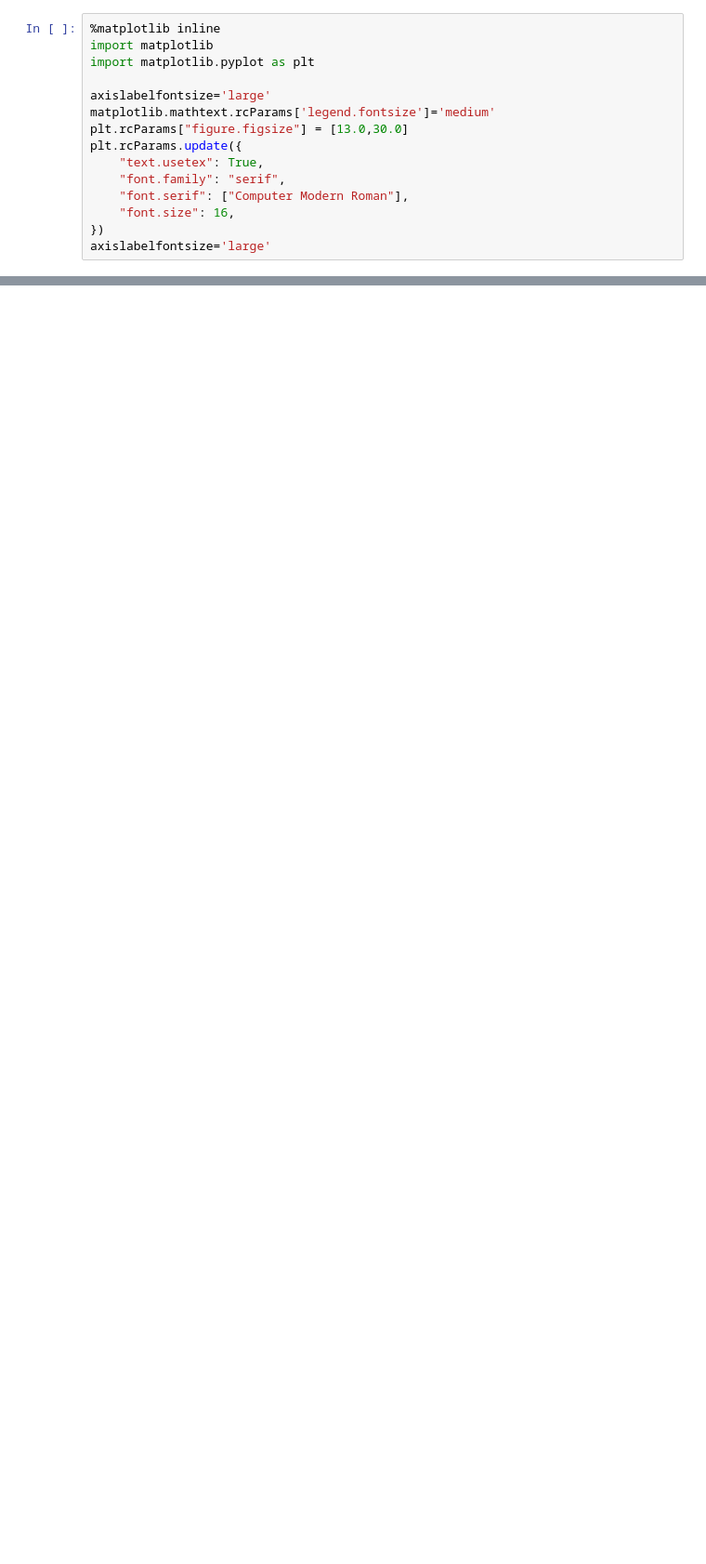
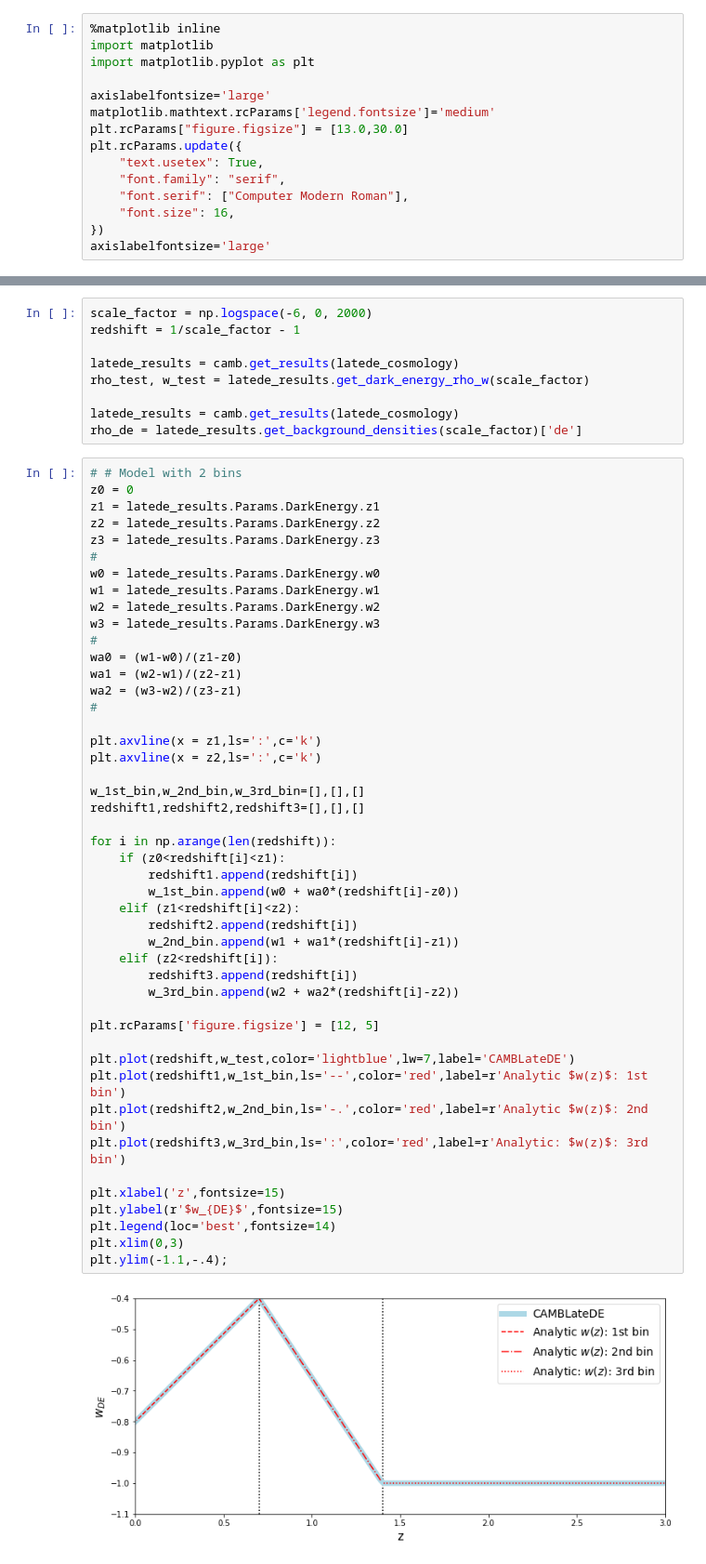
Before and after one commit to SBU-COSMOLIKE/CAMB, a Jupyter notebook: docs/LateDE_test.ipynb, the cells around one changed output, grey strips where cells are left out. Shown at 93% size. Drawn from its saved outputs; the diff is of its cells as text; blank space fills up the shorter version.

```diff
--- a/docs/LateDE_test.ipynb
+++ b/docs/LateDE_test.ipynb
@@ -1618,0 +1646,57 @@ plt.show()
+# %%
+scale_factor = np.logspace(-6, 0, 2000)
+redshift = 1/scale_factor - 1
+
+latede_results = camb.get_results(latede_cosmology)
+rho_test, w_test = latede_results.get_dark_energy_rho_w(scale_factor)
+
+latede_results = camb.get_results(latede_cosmology)
+rho_de = latede_results.get_background_densities(scale_factor)['de']
+# %%
+# # Model with 2 bins
+z0 = 0
+z1 = latede_results.Params.DarkEnergy.z1
+z2 = latede_results.Params.DarkEnergy.z2
+z3 = latede_results.Params.DarkEnergy.z3
+#
+w0 = latede_results.Params.DarkEnergy.w0
+w1 = latede_results.Params.DarkEnergy.w1
+w2 = latede_results.Params.DarkEnergy.w2
+w3 = latede_results.Params.DarkEnergy.w3
+#
+wa0 = (w1-w0)/(z1-z0)
+wa1 = (w2-w1)/(z2-z1)
+wa2 = (w3-w2)/(z3-z1)
+#
+
+plt.axvline(x = z1,ls=':',c='k')
+plt.axvline(x = z2,ls=':',c='k')
+
+w_1st_bin,w_2nd_bin,w_3rd_bin=[],[],[]
+redshift1,redshift2,redshift3=[],[],[]
+
+for i in np.arange(len(redshift)):
+    if (z0<redshift[i]<z1):
+        redshift1.append(redshift[i])
+        w_1st_bin.append(w0 + wa0*(redshift[i]-z0))
+    elif (z1<redshift[i]<z2):
+        redshift2.append(redshift[i])
+        w_2nd_bin.append(w1 + wa1*(redshift[i]-z1))
+    elif (z2<redshift[i]):
+        redshift3.append(redshift[i])
+        w_3rd_bin.append(w2 + wa2*(redshift[i]-z2))
+
+plt.rcParams['figure.figsize'] = [12, 5]
+
+plt.plot(redshift,w_test,color='lightblue',lw=7,label='CAMBLateDE')
+plt.plot(redshift1,w_1st_bin,ls='--',color='red',label=r'Analytic $w(z)$: 1st bin')
+plt.plot(redshift2,w_2nd_bin,ls='-.',color='red',label=r'Analytic $w(z)$: 2nd bin')
+plt.plot(redshift3,w_3rd_bin,ls=':',color='red',label=r'Analytic: $w(z)$: 3rd bin')
+
+plt.xlabel('z',fontsize=15)
+plt.ylabel(r'$w_{DE}$',fontsize=15)
+plt.legend(loc='best',fontsize=14)
+plt.xlim(0,3)
+plt.ylim(-1.1,-.4);
+# %% [output]
+[figure, added]
```
Also changed, not shown: parts of 7 cells of this notebook, 1 other file.
